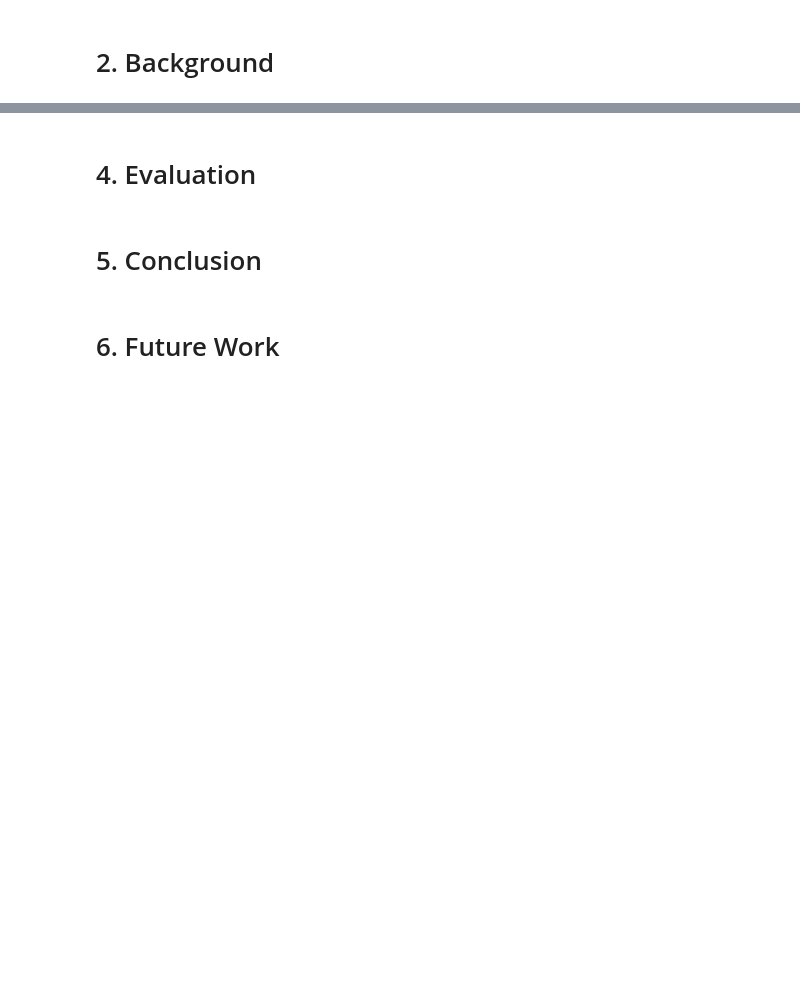
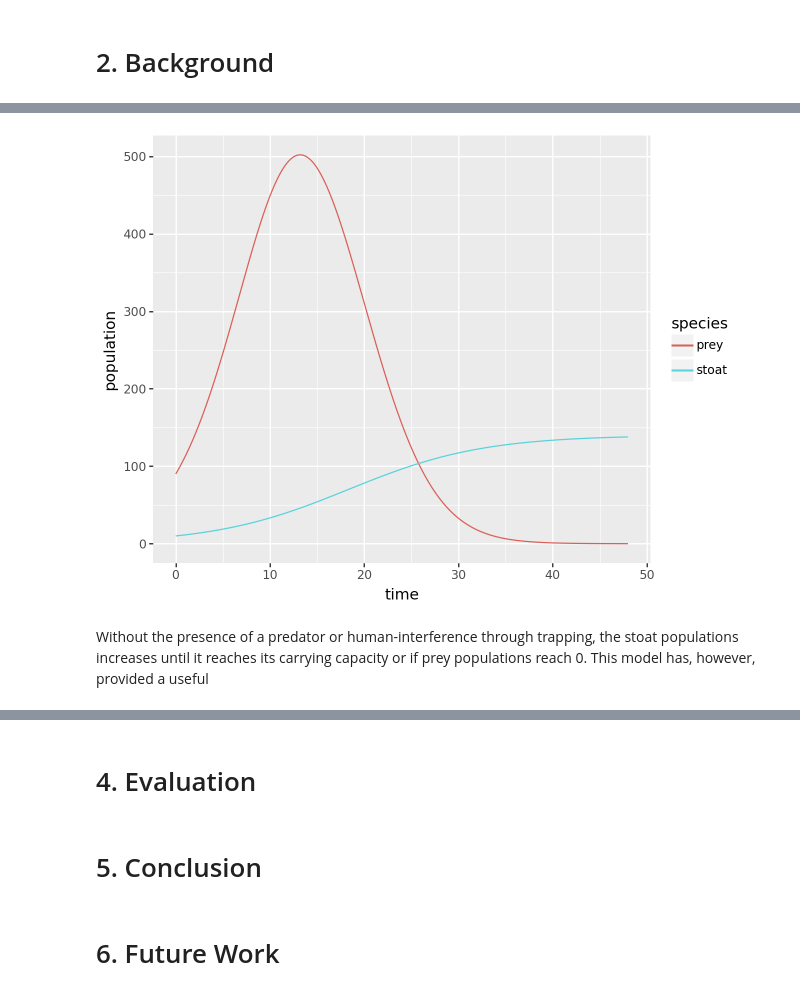
Before and after one commit to k-atej/stoatmodel, a Jupyter notebook: scicomp-stoat-model.ipynb, the cells around one changed output, grey strips where cells are left out. Saved outputs shown, nothing was run; the diff lists cells and outputs as text; code cells hidden in the pictures; blank space fills up the shorter version.

```diff
--- a/scicomp-stoat-model.ipynb
+++ b/scicomp-stoat-model.ipynb
@@ -30,0 +214,3 @@ for dirname, _, filenames in os.walk('/kaggle/input'):
+# %%
+df = pd.DataFrame(pop, columns=["prey", "stoat"])
+df["time"] = time
@@ -30,0 +233,13 @@ for dirname, _, filenames in os.walk('/kaggle/input'):
+# %%
+dfmelt=pd.melt(df, id_vars=['time'], value_vars=["prey", "stoat"],
+               var_name='species', value_name='population')
+dfmelt
+
+(
+    ggplot(dfmelt, aes("time", "population", color="species"))
+    + geom_line()
+)
+# %% [output]
+[figure, added]
+# %% [markdown]
+Without the presence of a predator or human-interference through trapping, the stoat populations increases until it reaches its carrying capacity or if prey populations reach 0. This model has, however, provided a useful
```
Also changed, not shown: parts of 32 cells of this notebook.
